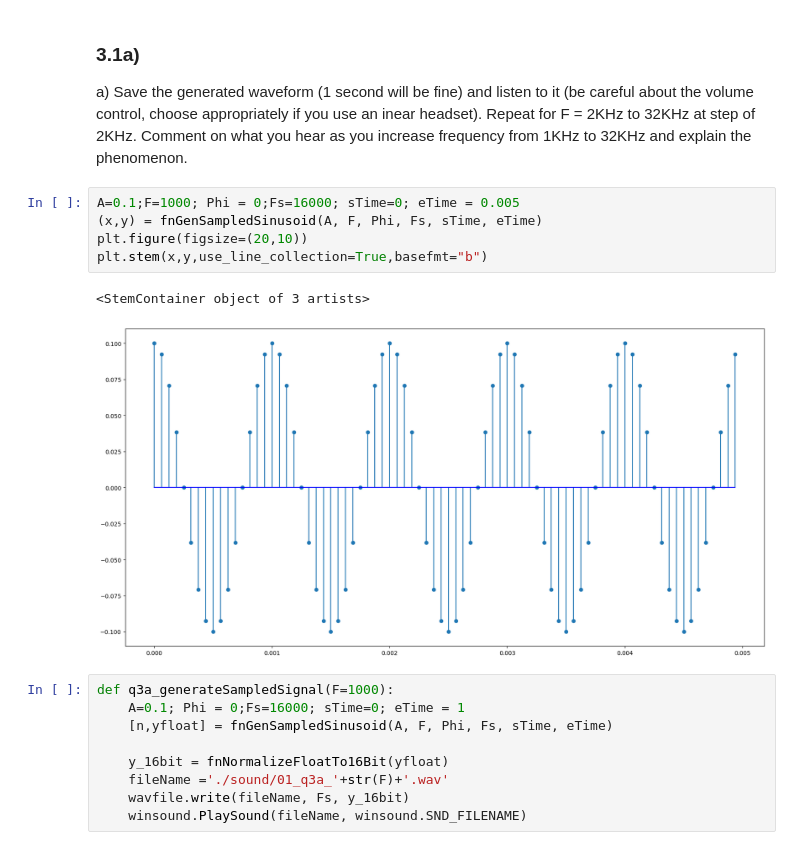
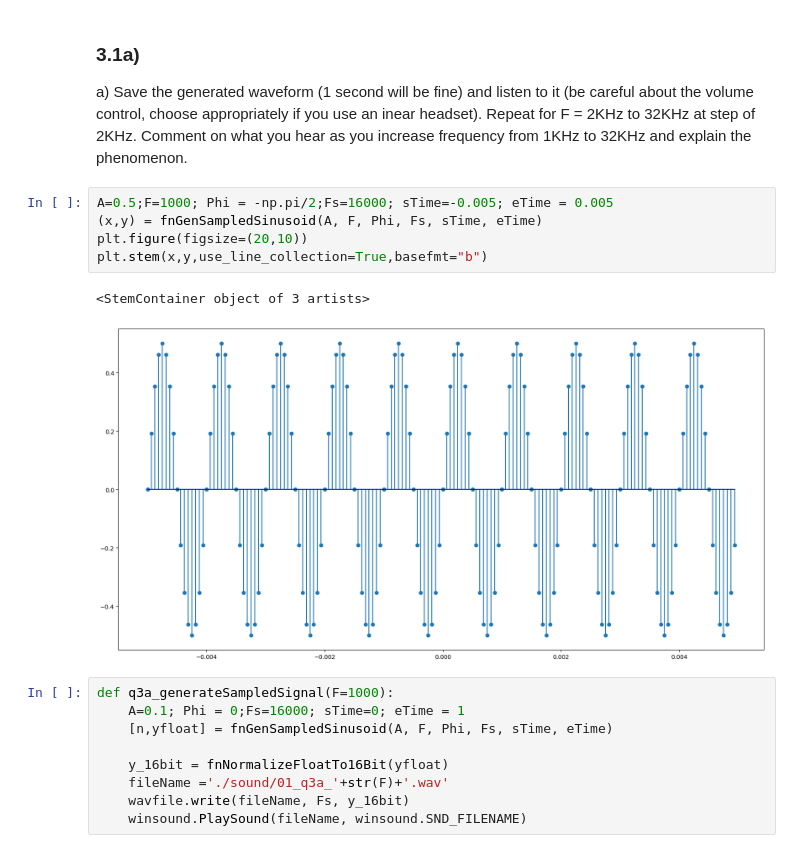
Before and after one commit to Chockaaa/CE3007-Digital-Signal-Processing-Lab, a Jupyter notebook: Lab1_Manual/Lab1_Example/Lab1.ipynb, the cells around one changed output. Saved outputs shown, nothing was run; the diff lists cells and outputs as text.

```diff
--- a/Lab1_Manual/Lab1_Example/Lab1.ipynb
+++ b/Lab1_Manual/Lab1_Example/Lab1.ipynb
@@ -165,13 +164,13 @@ headset). Repeat for F = 2KHz to 32KHz at step of 2KHz. Comment
 on what you hear as you increase frequency from 1KHz to 32KHz and
 explain the phenomenon.
 # %%
-A=0.1;F=1000; Phi = 0;Fs=16000; sTime=0; eTime = 0.005
+A=0.5;F=1000; Phi = -np.pi/2;Fs=16000; sTime=-0.005; eTime = 0.005
 (x,y) = fnGenSampledSinusoid(A, F, Phi, Fs, sTime, eTime)
 plt.figure(figsize=(20,10))
 plt.stem(x,y,use_line_collection=True,basefmt="b")
 # %% [output]
 <StemContainer object of 3 artists>
-[figure, old version]
+[figure, new version]
 # %%
 def q3a_generateSampledSignal(F=1000):
     A=0.1; Phi = 0;Fs=16000; sTime=0; eTime = 1
```
Also changed, not shown: parts of 13 cells of this notebook, 1 other file.
